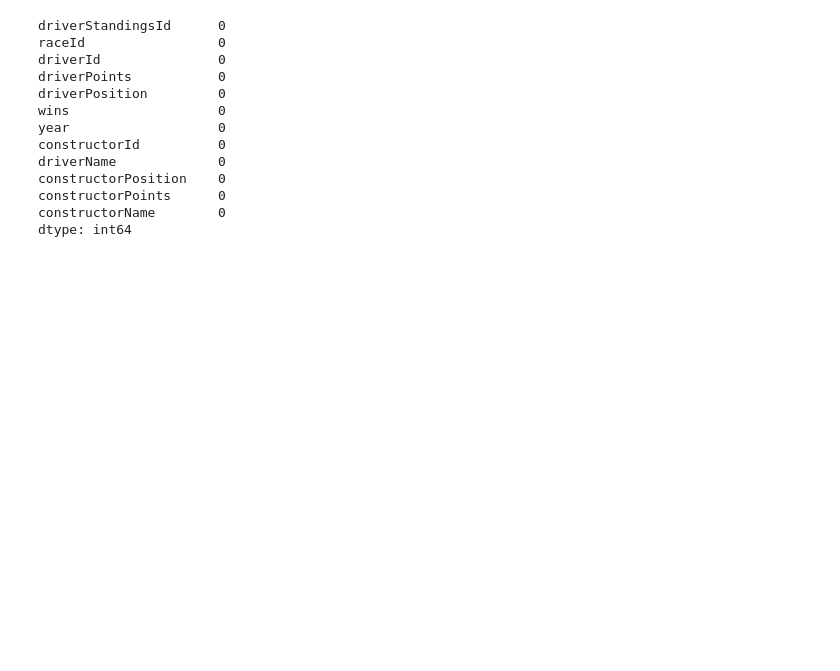
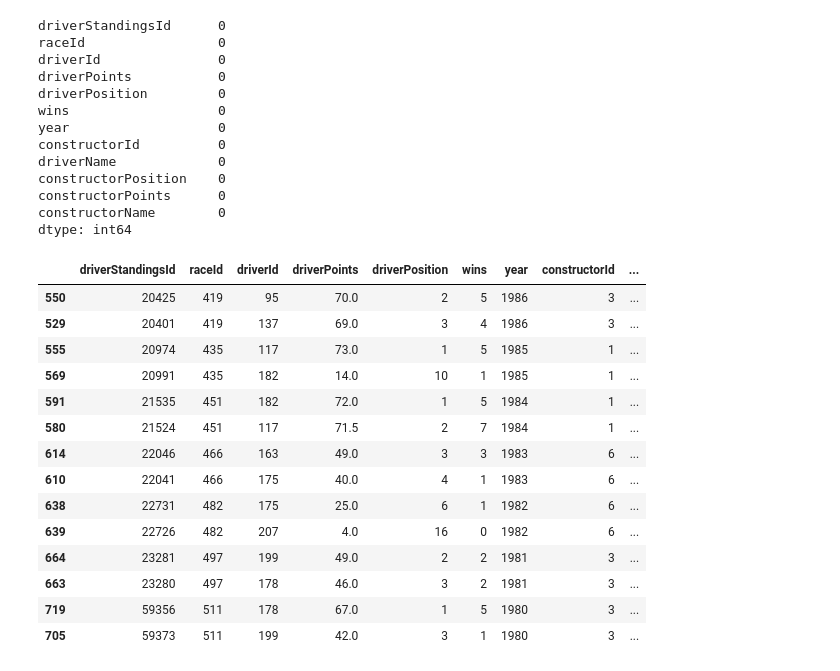
Before and after one commit to C0hAongha/IV-Assignment, a Jupyter notebook: assignment_exploration.ipynb, the cells around one changed output. Drawn from its saved outputs; the diff is of its cells as text; code cells hidden in the pictures; blank space fills up the shorter version.

```diff
--- a/assignment_exploration.ipynb
+++ b/assignment_exploration.ipynb
@@ -6,32 +6,32 @@ from IPython.display import display
 # read in relevant tables, change index to 1-index to match dataset
 # i'm also printing the first row of each DataFrame as an easy reference point to columns
 
-races = pd.read_csv("https://raw.githubusercontent.com/rfordatascience/tidytuesday/refs/heads/master/data/2021/2021-09-07/races.csv")
+races = pd.read_csv("https://raw.githubusercontent.com/rfordatascience/tidytuesday/refs/heads/main/data/2021/2021-09-07/races.csv")
 races.index = races.index + 1
 print("races")
 display(races.head(1))
 
-drivers = pd.read_csv("https://raw.githubusercontent.com/rfordatascience/tidytuesday/refs/heads/master/data/2021/2021-09-07/drivers.csv")
+drivers = pd.read_csv("https://raw.githubusercontent.com/rfordatascience/tidytuesday/refs/heads/main/data/2021/2021-09-07/drivers.csv")
 drivers.index = drivers.index + 1
 print("drivers")
 display(drivers.head(1))
 
-driver_standings = pd.read_csv("https://raw.githubusercontent.com/rfordatascience/tidytuesday/refs/heads/master/data/2021/2021-09-07/driver_standings.csv")
+driver_standings = pd.read_csv("https://raw.githubusercontent.com/rfordatascience/tidytuesday/refs/heads/main/data/2021/2021-09-07/driver_standings.csv")
 driver_standings.index = driver_standings.index + 1
 print("driver_standings")
 display(driver_standings.head(1))
 
-constructors = pd.read_csv("https://raw.githubusercontent.com/rfordatascience/tidytuesday/refs/heads/master/data/2021/2021-09-07/constructors.csv")
+constructors = pd.read_csv("https://raw.githubusercontent.com/rfordatascience/tidytuesday/refs/heads/main/data/2021/2021-09-07/constructors.csv")
 constructors.index = constructors.index + 1
 print("constructors")
 display(constructors.head(1))
 
-constructor_standings = pd.read_csv("https://raw.githubusercontent.com/rfordatascience/tidytuesday/refs/heads/master/data/2021/2021-09-07/constructor_standings.csv")
+constructor_standings = pd.read_csv("https://raw.githubusercontent.com/rfordatascience/tidytuesday/refs/heads/main/data/2021/2021-09-07/constructor_standings.csv")
 constructor_standings.index = constructor_standings.index + 1
 print("constructor_standings")
 display(constructor_standings.head(1))
 
-results = pd.read_csv("https://raw.githubusercontent.com/rfordatascience/tidytuesday/refs/heads/master/data/2021/2021-09-07/results.csv")
+results = pd.read_csv("https://raw.githubusercontent.com/rfordatascience/tidytuesday/refs/heads/main/data/2021/2021-09-07/results.csv")
 results.index = results.index + 1
 print("results")
 display(results.head(1))
@@ -195,3 +195,21 @@ constructorName        0
 dtype: int64
 # %%
 final_table.to_csv("f1_results_clean.csv")
+# %%
+final_table[(final_table["year"] < 1987) & (final_table["constructorPosition"] == 1)]
+# %% [output]
+|  | driverStandingsId | raceId | driverId | driverPoints | driverPosition | wins | year | constructorId | ... |
+| 550 | 20425 | 419 | 95 | 70.0 | 2 | 5 | 1986 | 3 | ... |
+| 529 | 20401 | 419 | 137 | 69.0 | 3 | 4 | 1986 | 3 | ... |
+| 555 | 20974 | 435 | 117 | 73.0 | 1 | 5 | 1985 | 1 | ... |
+| 569 | 20991 | 435 | 182 | 14.0 | 10 | 1 | 1985 | 1 | ... |
+| 591 | 21535 | 451 | 182 | 72.0 | 1 | 5 | 1984 | 1 | ... |
+| 580 | 21524 | 451 | 117 | 71.5 | 2 | 7 | 1984 | 1 | ... |
+| 614 | 22046 | 466 | 163 | 49.0 | 3 | 3 | 1983 | 6 | ... |
+| 610 | 22041 | 466 | 175 | 40.0 | 4 | 1 | 1983 | 6 | ... |
+| 638 | 22731 | 482 | 175 | 25.0 | 6 | 1 | 1982 | 6 | ... |
+| 639 | 22726 | 482 | 207 | 4.0 | 16 | 0 | 1982 | 6 | ... |
+| 664 | 23281 | 497 | 199 | 49.0 | 2 | 2 | 1981 | 3 | ... |
+| 663 | 23280 | 497 | 178 | 46.0 | 3 | 2 | 1981 | 3 | ... |
+| 719 | 59356 | 511 | 178 | 67.0 | 1 | 5 | 1980 | 3 | ... |
+| 705 | 59373 | 511 | 199 | 42.0 | 3 | 1 | 1980 | 3 | ... |
```
Also changed, not shown: parts of 4 cells of this notebook, 1 other file.
